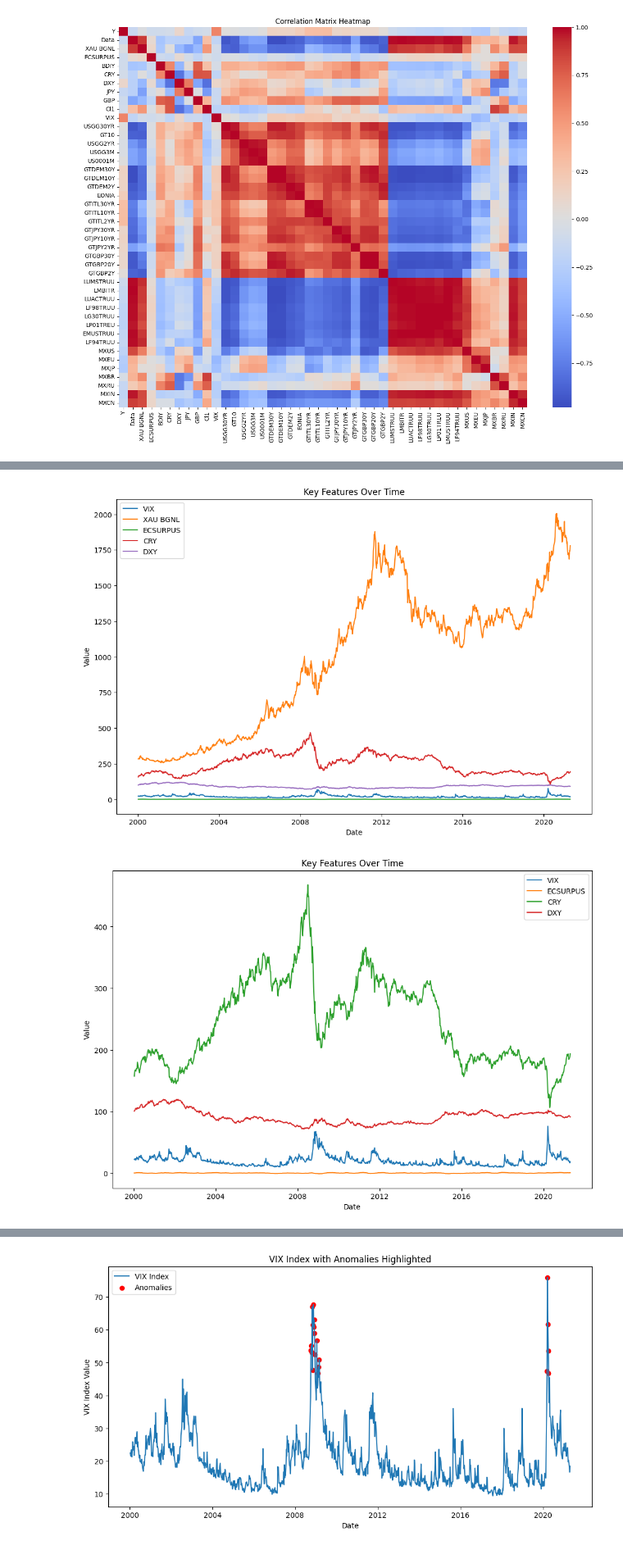
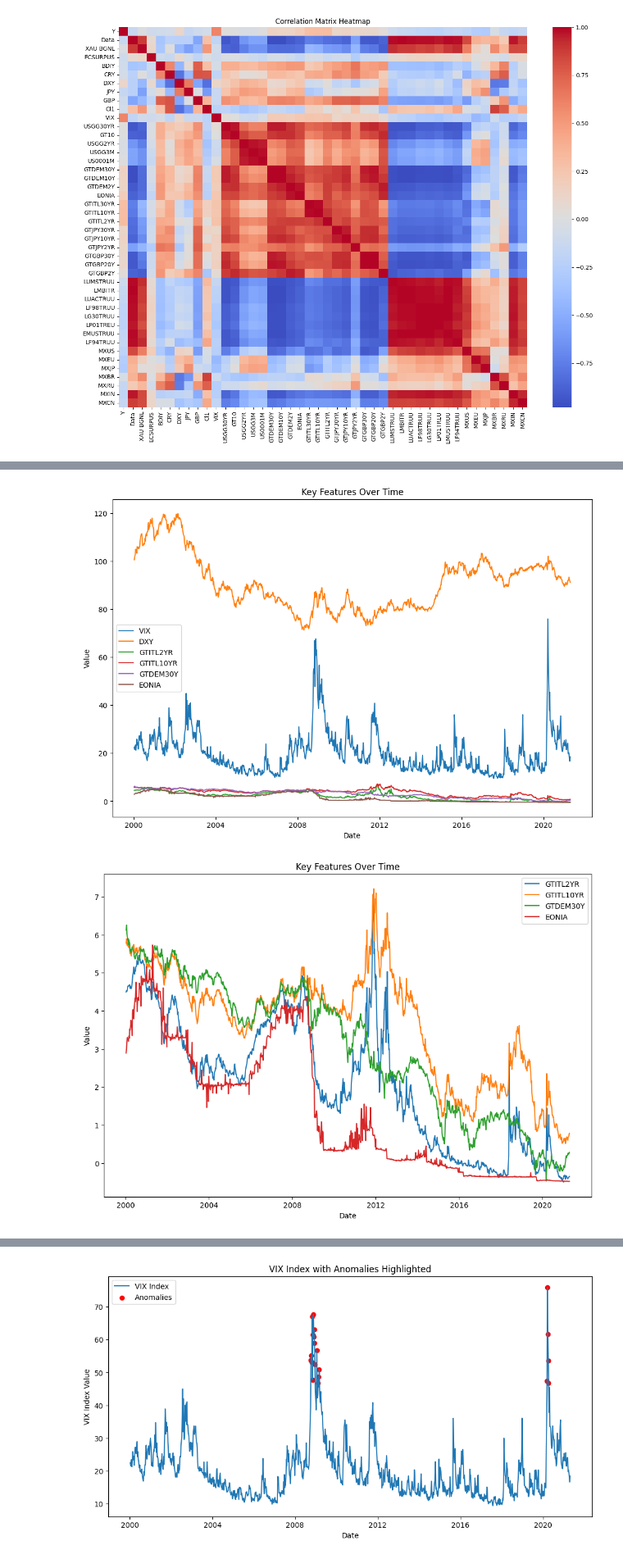
Before and after one commit to hewansirak/Financial-market-anomaly-detection, a Jupyter notebook: main.ipynb, the cells around one changed output, grey strips where cells are left out. Shown at 82% size. Saved outputs shown, nothing was run; the diff lists cells and outputs as text; code cells hidden in the pictures.

```diff
--- a/main.ipynb
+++ b/main.ipynb
@@ -13,3 +10,5 @@ df = pd.read_csv(file_path)
+# %%
+df = pd.read_csv('data.csv')
 # %%
 df
 # %% [output]
@@ -82,5 +192,5 @@ plt.show()
 # %%
-key_columns = [ 'VIX', 'XAU BGNL', 'ECSURPUS', 'BDIY', 'CRY', 'DXY']
+key_columns = [ 'VIX', 'XAU BGNL', 'BDIY', 'DXY', 'GTITL2YR', 'GTITL10YR', 'GTDEM30Y','EONIA' ]
 plt.figure(figsize=(12, 8))
 for col in key_columns:
     plt.plot(df['Data'], df[col], label=col)
@@ -95,5 +205,5 @@ plt.show()
 # %%
-key_columns = [ 'VIX', 'XAU BGNL', 'ECSURPUS', 'CRY', 'DXY']
+key_columns = [ 'VIX',  'DXY', 'GTITL2YR', 'GTITL10YR', 'GTDEM30Y','EONIA' ]
 plt.figure(figsize=(12, 8))
 for col in key_columns:
     plt.plot(df['Data'], df[col], label=col)
@@ -104,17 +214,17 @@ plt.xlabel('Date')
 plt.ylabel('Value')
 plt.show()
 # %% [output]
-[figure, old version]
+[figure, new version]
 # %%
-key_columns = [ 'VIX', 'ECSURPUS',  'CRY', 'DXY']
+key_columns = ['GTITL2YR', 'GTITL10YR', 'GTDEM30Y','EONIA' ]
 plt.figure(figsize=(12, 8))
 for col in key_columns:
     plt.plot(df['Data'], df[col], label=col)
 
 plt.legend()
 plt.title('Key Features Over Time')
 plt.xlabel('Date')
 plt.ylabel('Value')
 plt.show()
 # %% [output]
-[figure, old version]
+[figure, new version]
```
Also changed, not shown: parts of 58 cells of this notebook, 3 other files.
